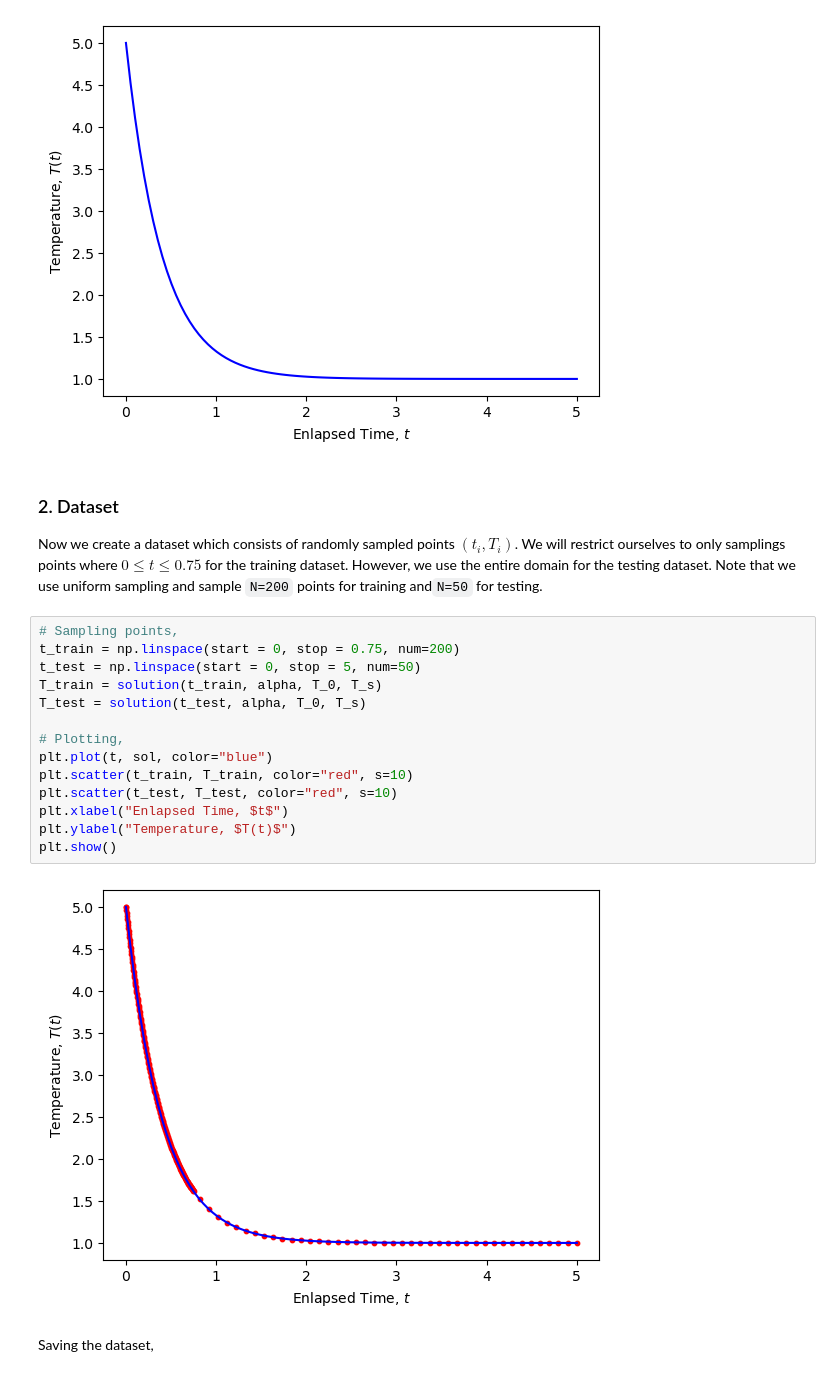
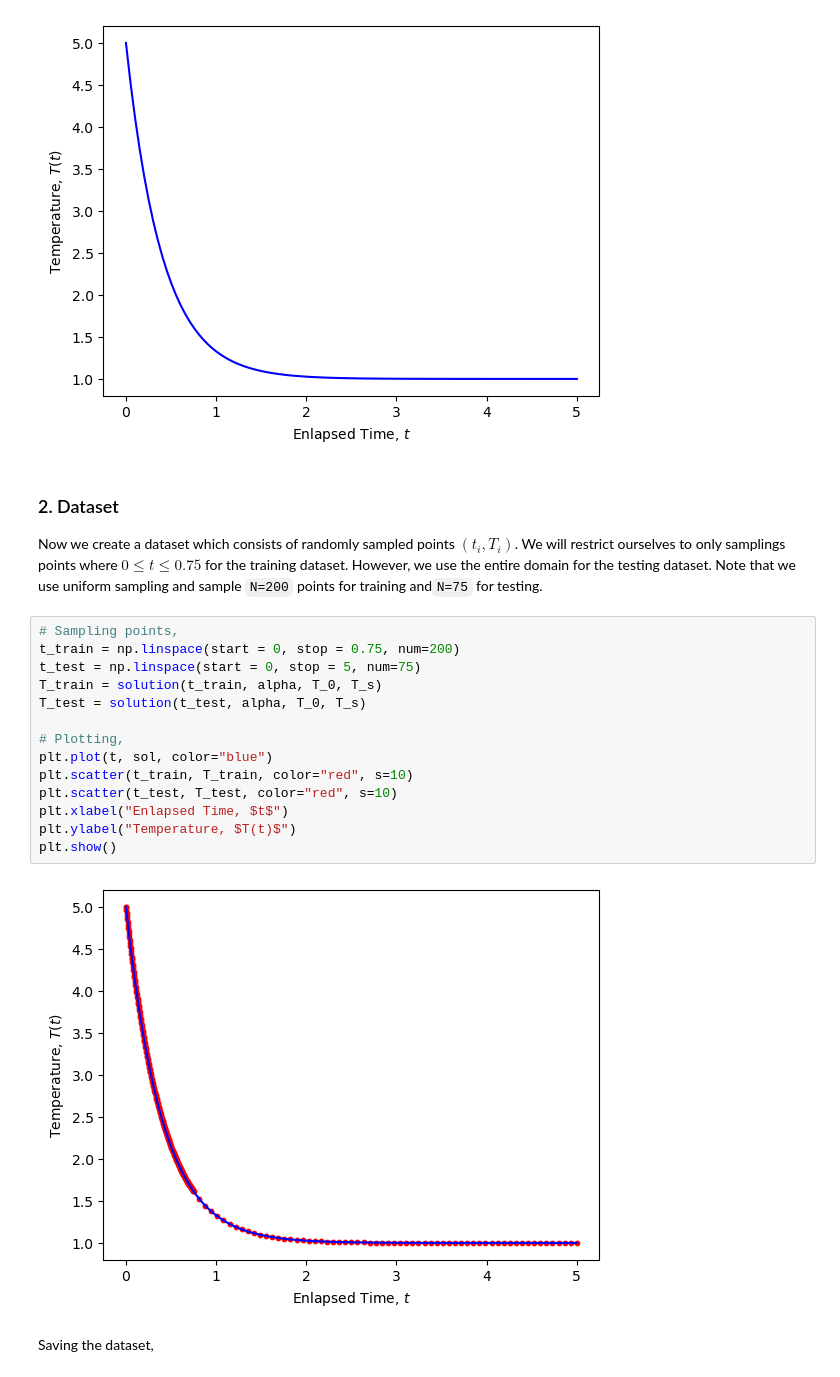
Before and after one commit to prithvi-ramrucha/simple-pinn, a Jupyter notebook: simulation.ipynb, the cells around one changed output. Saved outputs shown, nothing was run; the diff lists cells and outputs as text.

```diff
--- a/simulation.ipynb
+++ b/simulation.ipynb
@@ -42,23 +42,23 @@ plt.show()
 # %% [markdown]
 ### 2. Dataset
 
-Now we create a dataset which consists of randomly sampled points $(t_i, T_i)$. We will restrict ourselves to only samplings points where $0 \leq t \leq 0.75$ for the training dataset. However, we use the entire domain for the testing dataset. Note that we use uniform sampling and sample `N=200` points for training and`N=50` for testing.
+Now we create a dataset which consists of randomly sampled points $(t_i, T_i)$. We will restrict ourselves to only samplings points where $0 \leq t \leq 0.75$ for the training dataset. However, we use the entire domain for the testing dataset. Note that we use uniform sampling and sample `N=200` points for training and`N=75` for testing.
 # %%
 # Sampling points,
 t_train = np.linspace(start = 0, stop = 0.75, num=200)
-t_test = np.linspace(start = 0, stop = 5, num=50)
+t_test = np.linspace(start = 0, stop = 5, num=75)
 T_train = solution(t_train, alpha, T_0, T_s)
 T_test = solution(t_test, alpha, T_0, T_s)
 
 # Plotting,
 plt.plot(t, sol, color="blue")
 plt.scatter(t_train, T_train, color="red", s=10)
 plt.scatter(t_test, T_test, color="red", s=10)
 plt.xlabel("Enlapsed Time, $t$")
 plt.ylabel("Temperature, $T(t)$")
 plt.show()
 # %% [output]
-[figure, old version]
+[figure, new version]
 # %% [markdown]
 Saving the dataset,
 # %%
```
Also changed, not shown: parts of 1 cell of this notebook, 2 other files.
